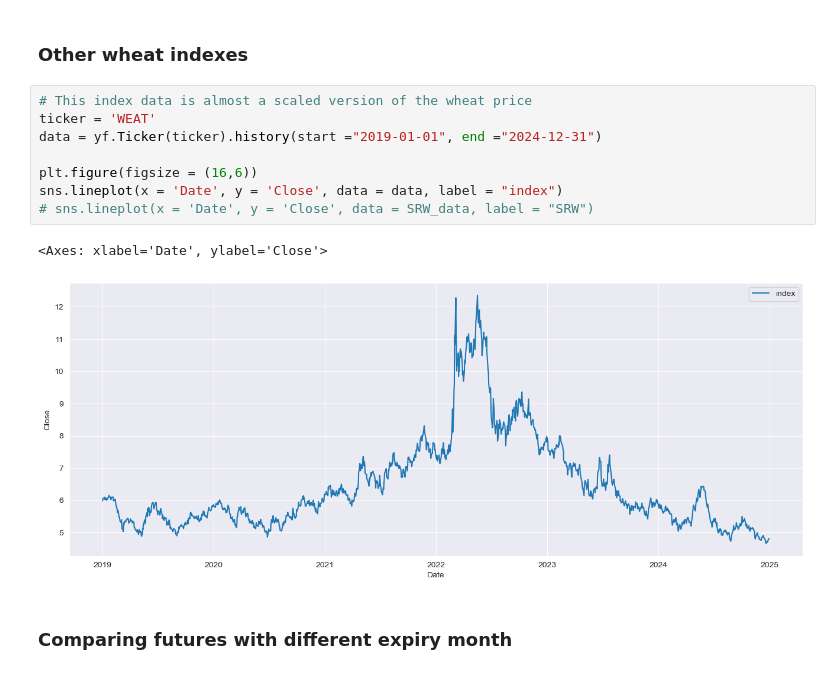
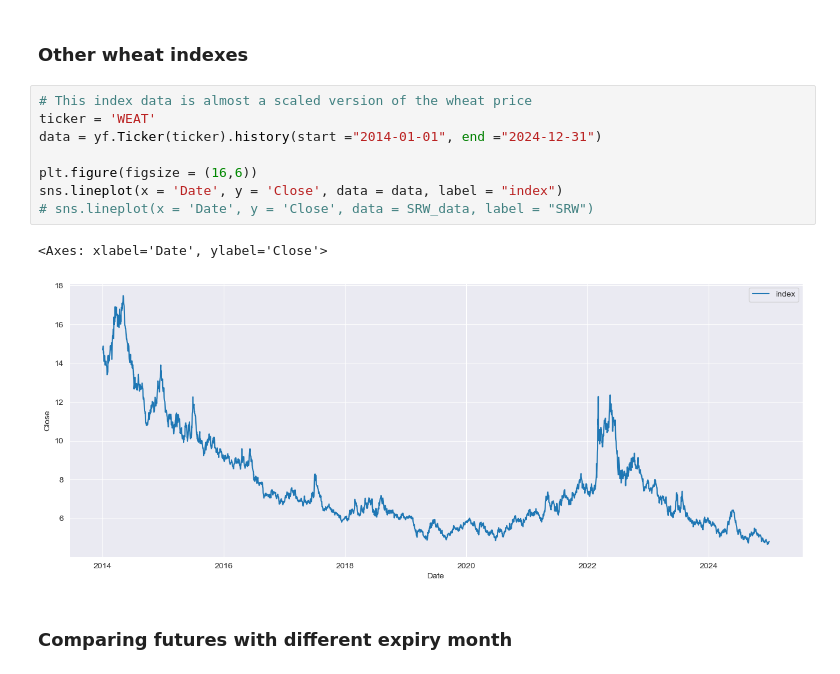
Before and after one commit to TianhaoW/ErdosAgriDerivPredict, a Jupyter notebook: notebooks/wheatEDA.ipynb, the cells around one changed output. Drawn from its saved outputs; the diff is of its cells as text.

```diff
--- a/notebooks/wheatEDA.ipynb
+++ b/notebooks/wheatEDA.ipynb
@@ -135,14 +192,14 @@ The SRW volume dominates the HRW volume. Their price is moving in a similar patt
 # %%
 # This index data is almost a scaled version of the wheat price
 ticker = 'WEAT'
-data = yf.Ticker(ticker).history(start ="2019-01-01", end ="2024-12-31")
+data = yf.Ticker(ticker).history(start ="2014-01-01", end ="2024-12-31")
 
 plt.figure(figsize = (16,6))
 sns.lineplot(x = 'Date', y = 'Close', data = data, label = "index")
 # sns.lineplot(x = 'Date', y = 'Close', data = SRW_data, label = "SRW")
 # %% [output]
 <Axes: xlabel='Date', ylabel='Close'>
-[figure, old version]
+[figure, new version]
 # %% [markdown]
 ### Comparing futures with different expiry month
 # %%
```
Also changed, not shown: parts of 17 cells of this notebook, 2 other files.
